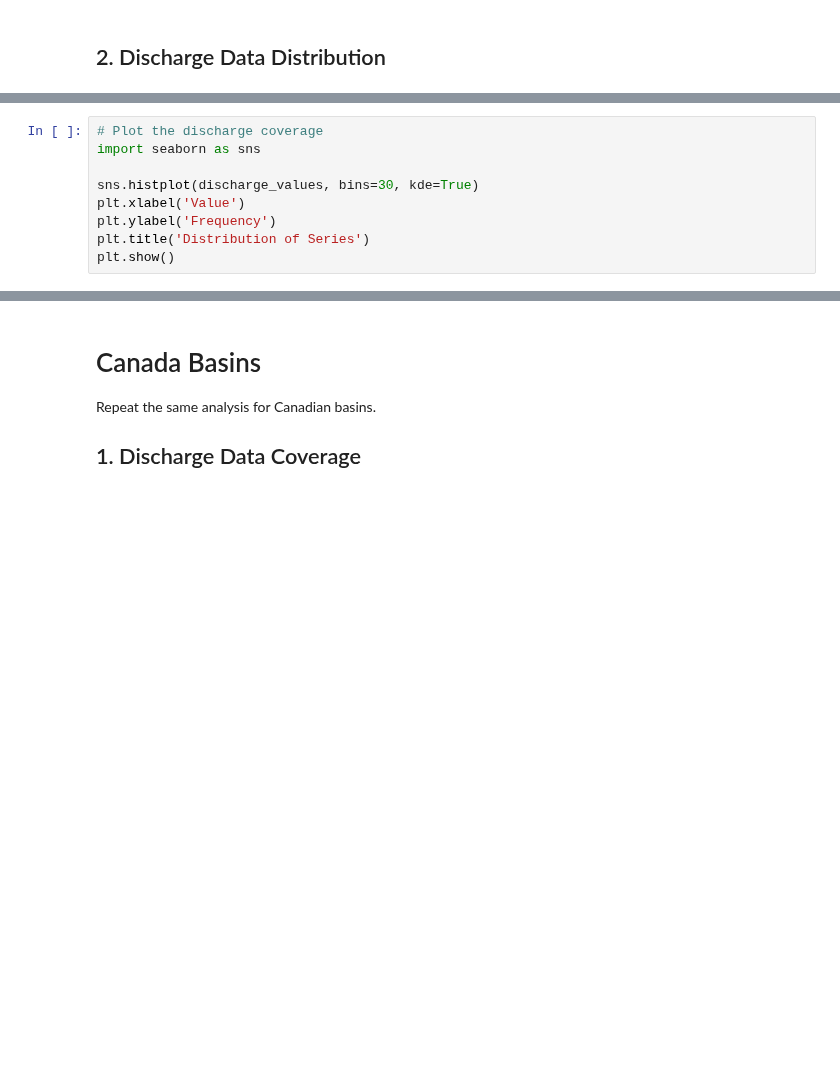
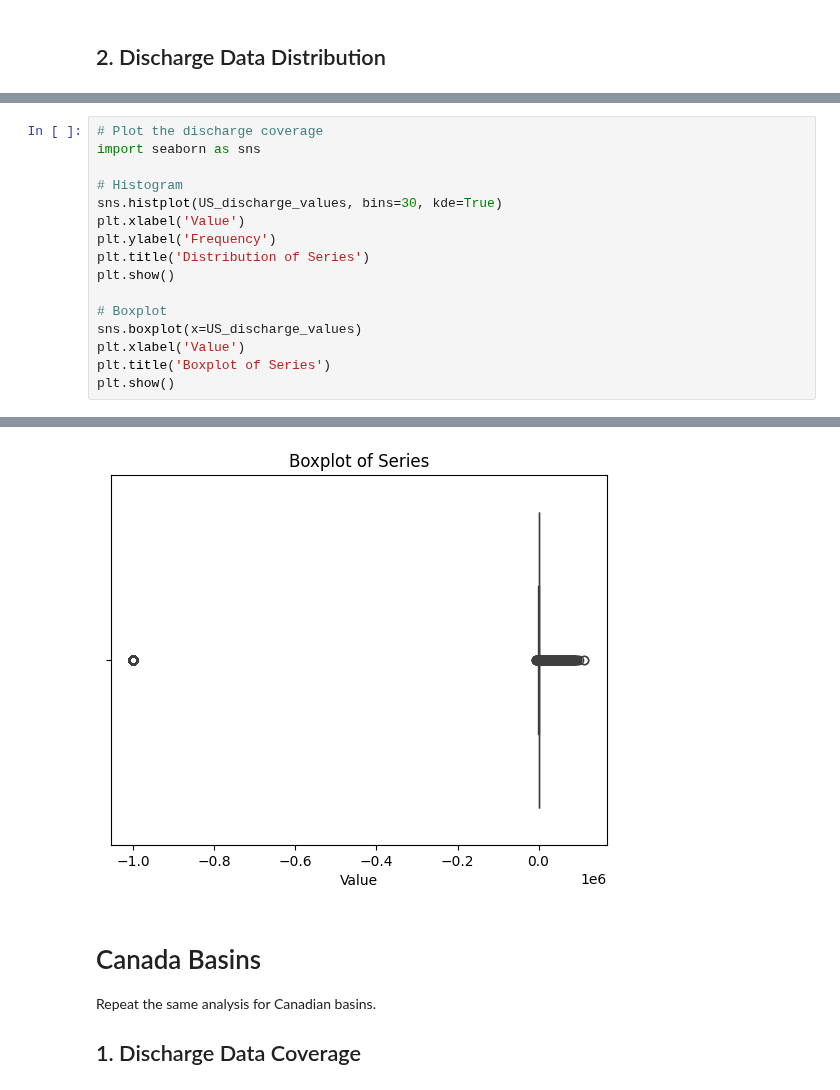
Before and after one commit to yunsupark1120/GAGEii_modeling, a Jupyter notebook: eda.ipynb, the cells around one changed output, grey strips where cells are left out. Cells and saved outputs as stored; diff of their text form; blank space fills up the shorter version.

```diff
--- a/eda.ipynb
+++ b/eda.ipynb
@@ -227,14 +234,22 @@ dtype: float64
 # %%
 # Plot the discharge coverage
 import seaborn as sns
 
-sns.histplot(discharge_values, bins=30, kde=True)
+# Histogram
+sns.histplot(US_discharge_values, bins=30, kde=True)
 plt.xlabel('Value')
 plt.ylabel('Frequency')
 plt.title('Distribution of Series')
 plt.show()
+
+# Boxplot
+sns.boxplot(x=US_discharge_values)
+plt.xlabel('Value')
+plt.title('Boxplot of Series')
+plt.show()
 # %% [output]
 [figure]
+[figure, added]
 # %% [markdown]
 # Canada Basins
 
```
Also changed, not shown: parts of 13 cells of this notebook, 1 other file.
